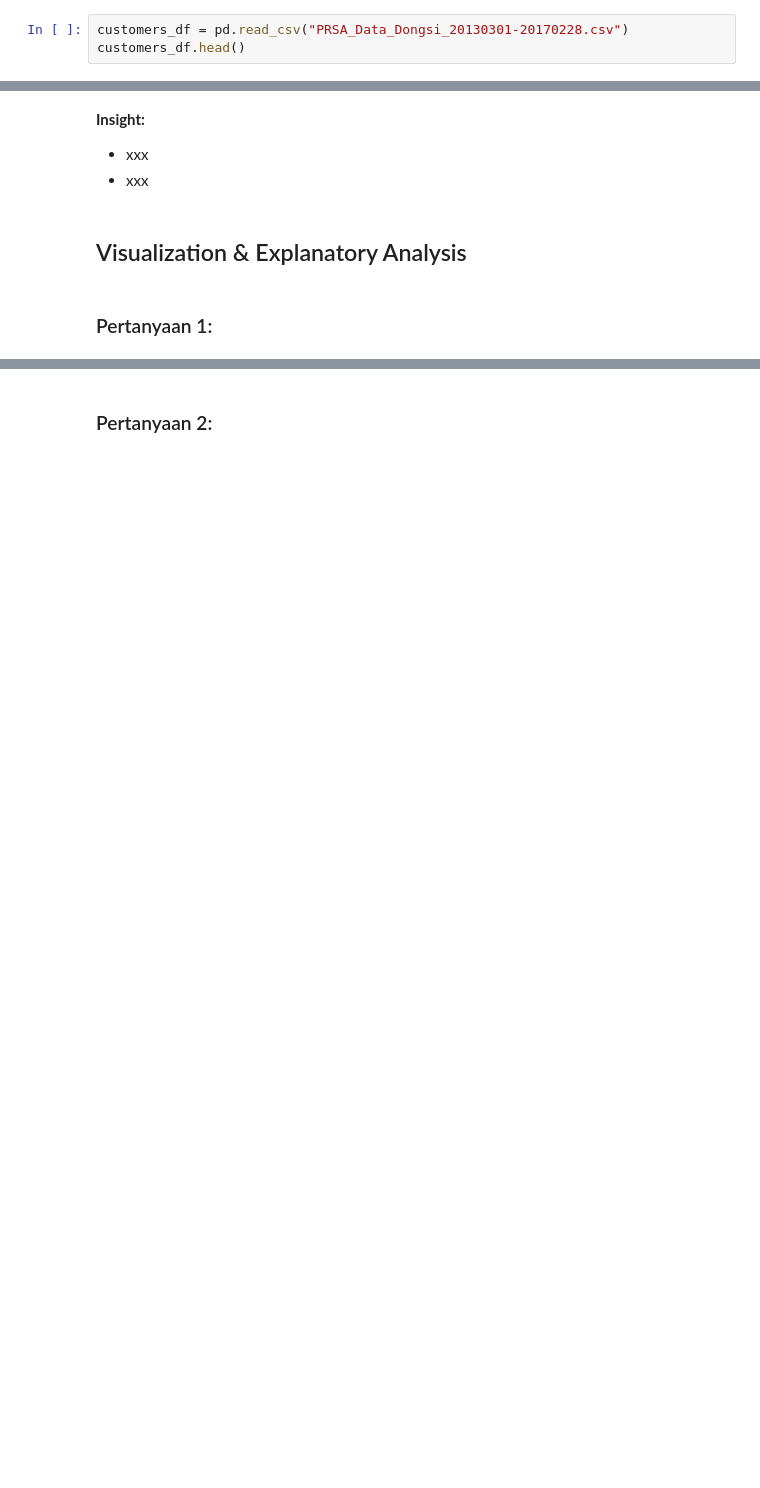
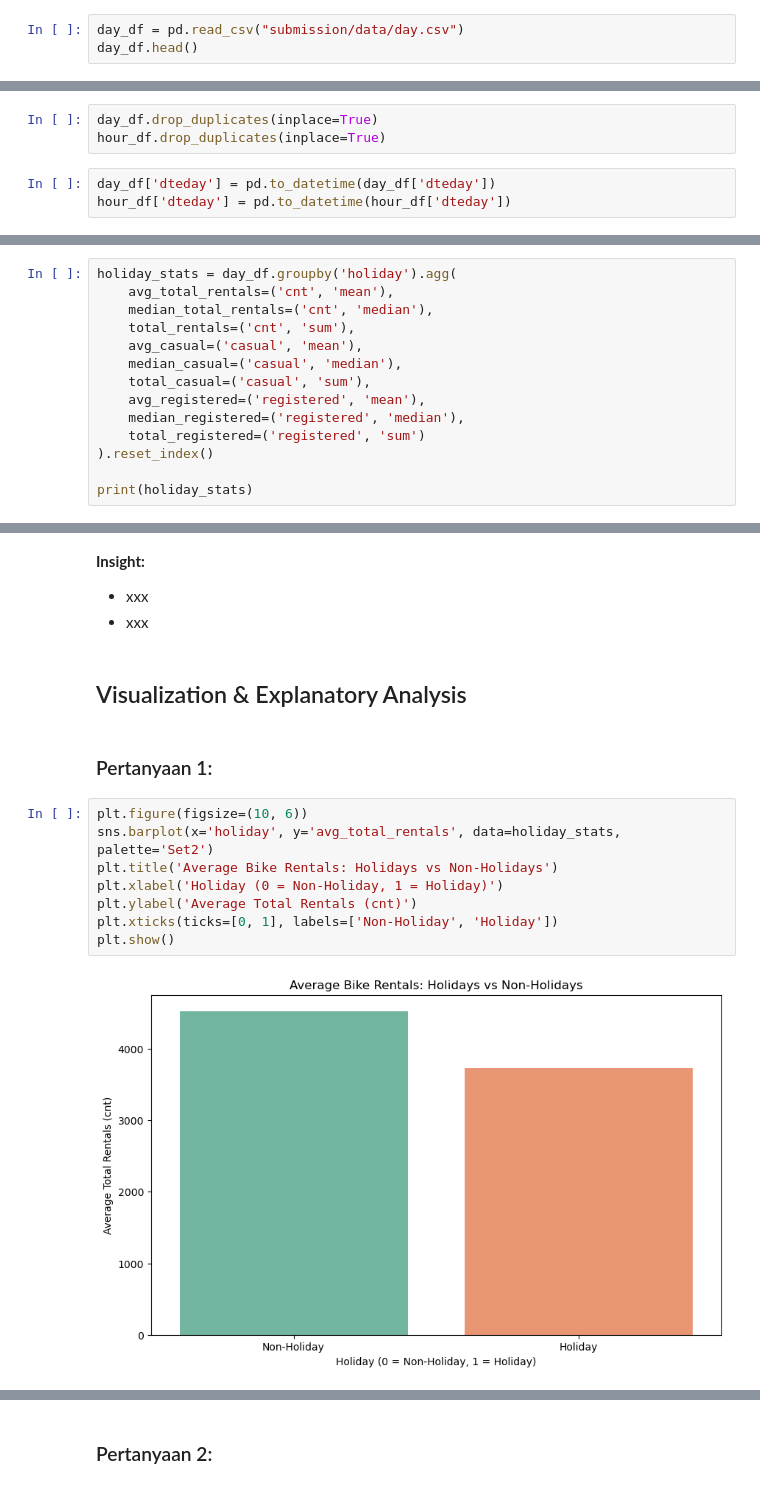
Before and after one commit to yudistiraadiyoga/submission, a Jupyter notebook: notebook.ipynb, the cells around one changed output, grey strips where cells are left out. Drawn from its saved outputs; the diff is of its cells as text; blank space fills up the shorter version.

```diff
--- a/notebook.ipynb
+++ b/notebook.ipynb
@@ -20,6 +20,6 @@ import seaborn as sns
 # %% [markdown]
 ### Gathering Data
 # %%
-customers_df = pd.read_csv("PRSA_Data_Dongsi_20130301-20170228.csv")
-customers_df.head()
+day_df = pd.read_csv("submission/data/day.csv")
+day_df.head()
 # %% [output]
@@ -36,3 +182,9 @@ FileNotFoundError: [Errno 2] No such file or directory: 'PRSA_Data_Dongsi_201303
 - xxx
 # %% [markdown]
 ### Cleaning Data
+# %%
+day_df.drop_duplicates(inplace=True)
+hour_df.drop_duplicates(inplace=True)
+# %%
+day_df['dteday'] = pd.to_datetime(day_df['dteday'])
+hour_df['dteday'] = pd.to_datetime(hour_df['dteday'])
@@ -44,3 +199,17 @@ FileNotFoundError: [Errno 2] No such file or directory: 'PRSA_Data_Dongsi_201303
 ## Exploratory Data Analysis (EDA)
 # %% [markdown]
 ### Explore ...
+# %%
+holiday_stats = day_df.groupby('holiday').agg(
+    avg_total_rentals=('cnt', 'mean'),
+    median_total_rentals=('cnt', 'median'),
+    total_rentals=('cnt', 'sum'),
+    avg_casual=('casual', 'mean'),
+    median_casual=('casual', 'median'),
+    total_casual=('casual', 'sum'),
+    avg_registered=('registered', 'mean'),
+    median_registered=('registered', 'median'),
+    total_registered=('registered', 'sum')
+).reset_index()
+
+print(holiday_stats)
@@ -52,3 +265,13 @@ FileNotFoundError: [Errno 2] No such file or directory: 'PRSA_Data_Dongsi_201303
 ## Visualization & Explanatory Analysis
 # %% [markdown]
 ### Pertanyaan 1:
+# %%
+plt.figure(figsize=(10, 6))
+sns.barplot(x='holiday', y='avg_total_rentals', data=holiday_stats, palette='Set2')
+plt.title('Average Bike Rentals: Holidays vs Non-Holidays')
+plt.xlabel('Holiday (0 = Non-Holiday, 1 = Holiday)')
+plt.ylabel('Average Total Rentals (cnt)')
+plt.xticks(ticks=[0, 1], labels=['Non-Holiday', 'Holiday'])
+plt.show()
+# %% [output]
+[figure, added]
```
Also changed, not shown: parts of 19 cells of this notebook.
